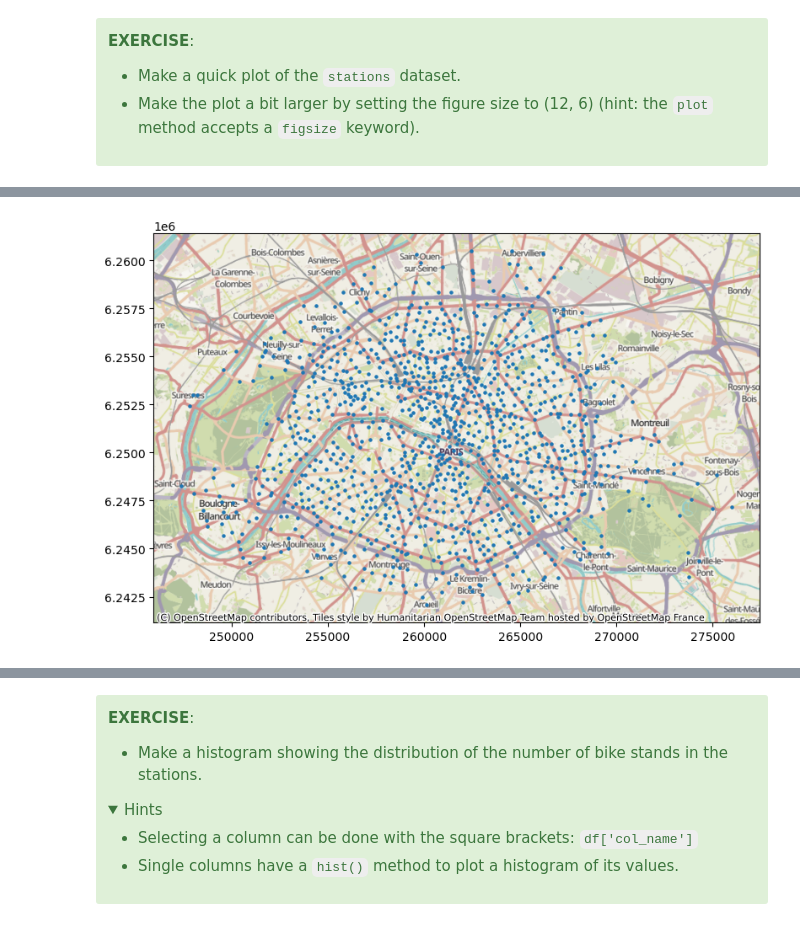
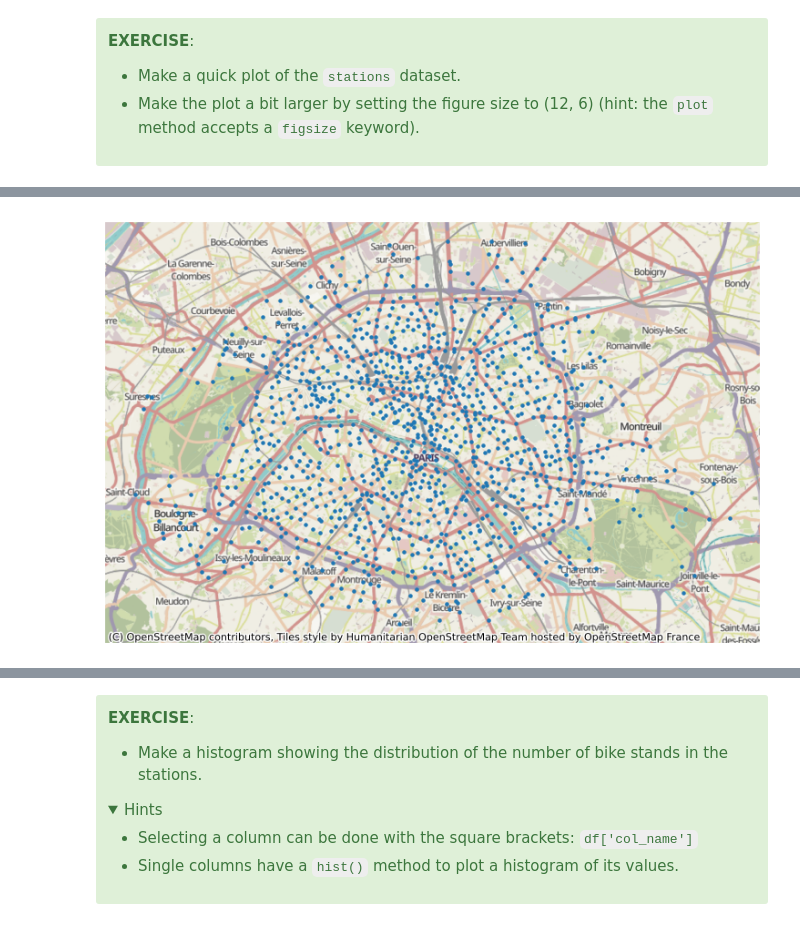
Before and after one commit to plovercode/course-python-geospatial, a Jupyter notebook: notebooks/02-introduction-geospatial-data.ipynb, the cells around one changed output, grey strips where cells are left out. Drawn from its saved outputs; the diff is of its cells as text; code cells hidden in the pictures; folded sections open.

```diff
--- a/notebooks/02-introduction-geospatial-data.ipynb
+++ b/notebooks/02-introduction-geospatial-data.ipynb
@@ -307,5 +301,5 @@ import contextily
-# %%
-ax = stations.plot(figsize=(12,6), markersize=5)
-contextily.add_basemap(ax)
-# %% [output]
-[figure, removed]
+# %%
+ax = stations.plot(figsize=(12,6), markersize=5, tiles=True)
+ax.set_axis_off()
+# %% [output]
+[figure, added]
```
Also changed, not shown: parts of 19 cells of this notebook, 17 other files.
